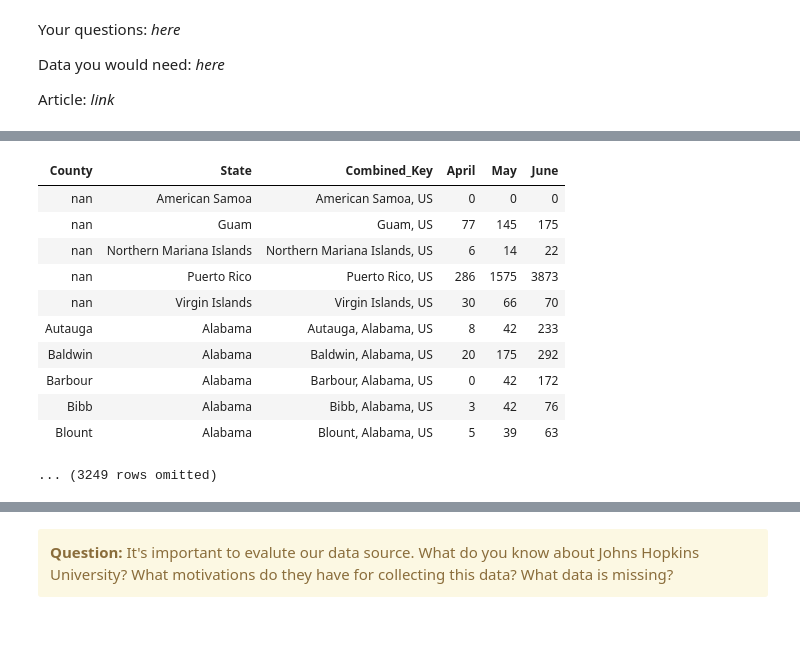
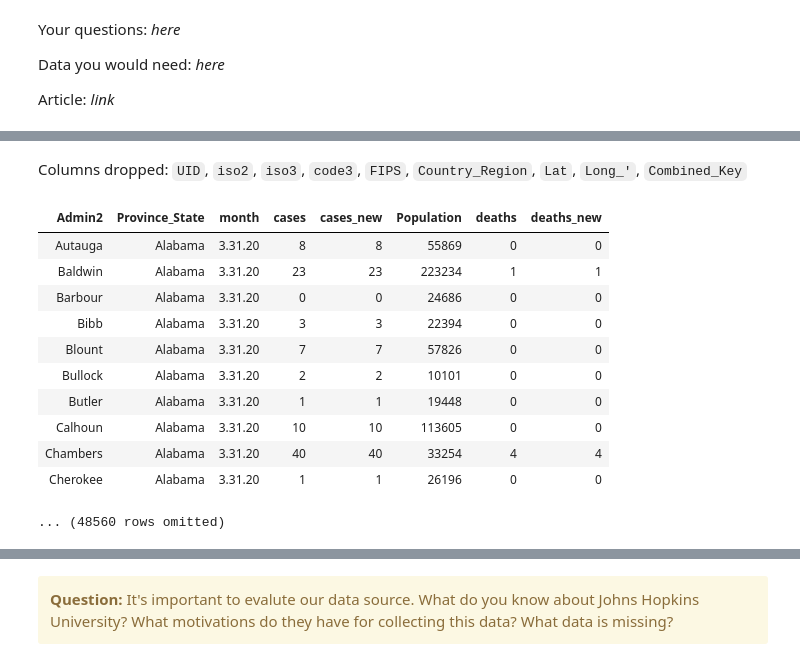
Before and after one commit to ds-modules/BUDS-SU21-Dev, a Jupyter notebook: Project_2/COVID/Project_1.ipynb, the cells around one changed output, grey strips where cells are left out. Drawn from its saved outputs; the diff is of its cells as text; code cells hidden in the pictures; blank space fills up the shorter version.

```diff
--- a/Project_2/COVID/Project_1.ipynb
+++ b/Project_2/COVID/Project_1.ipynb
@@ -93,18 +57,19 @@ confirmed_cases.show(10)
-# %%
-#In this cell, we are relabeling the columns to have the names of
-#the months instead of the dates the number of cases were collected.
-confirmed_cases_clean = confirmed_cases.relabel(make_array("4/1/2020", "5/1/2020", "6/1/2020"), make_array("April", "May", "June"))
-confirmed_cases_clean
-# %% [output]
-| County | State | Combined_Key | April | May | June |
-| nan | American Samoa | American Samoa, US | 0 | 0 | 0 |
-| nan | Guam | Guam, US | 77 | 145 | 175 |
-| nan | Northern Mariana Islands | Northern Mariana Islands, US | 6 | 14 | 22 |
-| nan | Puerto Rico | Puerto Rico, US | 286 | 1575 | 3873 |
-| nan | Virgin Islands | Virgin Islands, US | 30 | 66 | 70 |
-| Autauga | Alabama | Autauga, Alabama, US | 8 | 42 | 233 |
-| Baldwin | Alabama | Baldwin, Alabama, US | 20 | 175 | 292 |
-| Barbour | Alabama | Barbour, Alabama, US | 0 | 42 | 172 |
-| Bibb | Alabama | Bibb, Alabama, US | 3 | 42 | 76 |
-| Blount | Alabama | Blount, Alabama, US | 5 | 39 | 63 |
-... (3249 rows omitted)
+# %% [markdown]
+Columns dropped: `UID`, `iso2`, `iso3`, `code3`, `FIPS`, `Country_Region`, `Lat`, `Long_'`, `Combined_Key`
+# %%
+covid_statistics = Table().read_table("data/covid_timeseries.csv").drop(0, 1, 2, 3, 4, 7,
+                                                                        'Lat', 'Long_', 'Combined_Key')
+covid_statistics
+# %% [output]
+| Admin2 | Province_State | month | cases | cases_new | Population | deaths | deaths_new |
+| Autauga | Alabama | 3.31.20 | 8 | 8 | 55869 | 0 | 0 |
+| Baldwin | Alabama | 3.31.20 | 23 | 23 | 223234 | 1 | 1 |
+| Barbour | Alabama | 3.31.20 | 0 | 0 | 24686 | 0 | 0 |
+| Bibb | Alabama | 3.31.20 | 3 | 3 | 22394 | 0 | 0 |
+| Blount | Alabama | 3.31.20 | 7 | 7 | 57826 | 0 | 0 |
+| Bullock | Alabama | 3.31.20 | 2 | 2 | 10101 | 0 | 0 |
+| Butler | Alabama | 3.31.20 | 1 | 1 | 19448 | 0 | 0 |
+| Calhoun | Alabama | 3.31.20 | 10 | 10 | 113605 | 0 | 0 |
+| Chambers | Alabama | 3.31.20 | 40 | 40 | 33254 | 4 | 4 |
+| Cherokee | Alabama | 3.31.20 | 1 | 1 | 26196 | 0 | 0 |
+... (48560 rows omitted)
```
Also changed, not shown: parts of 32 cells of this notebook, 2 other files.
